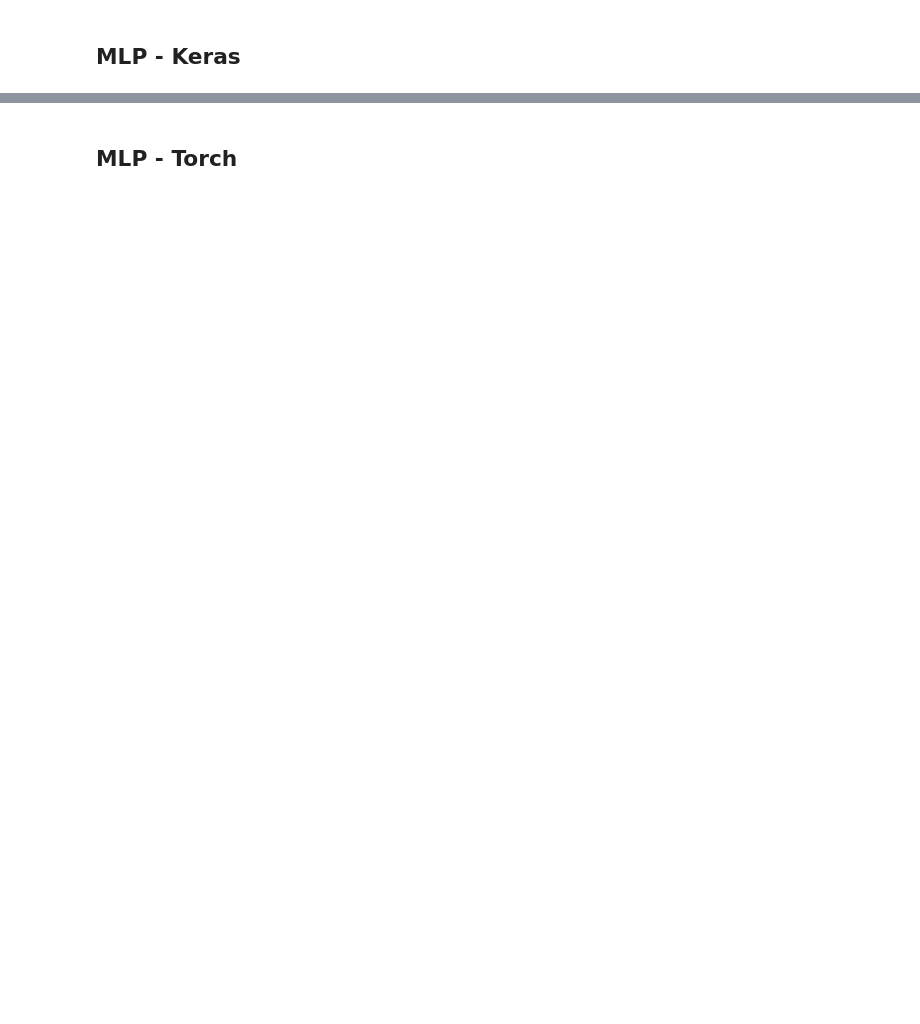
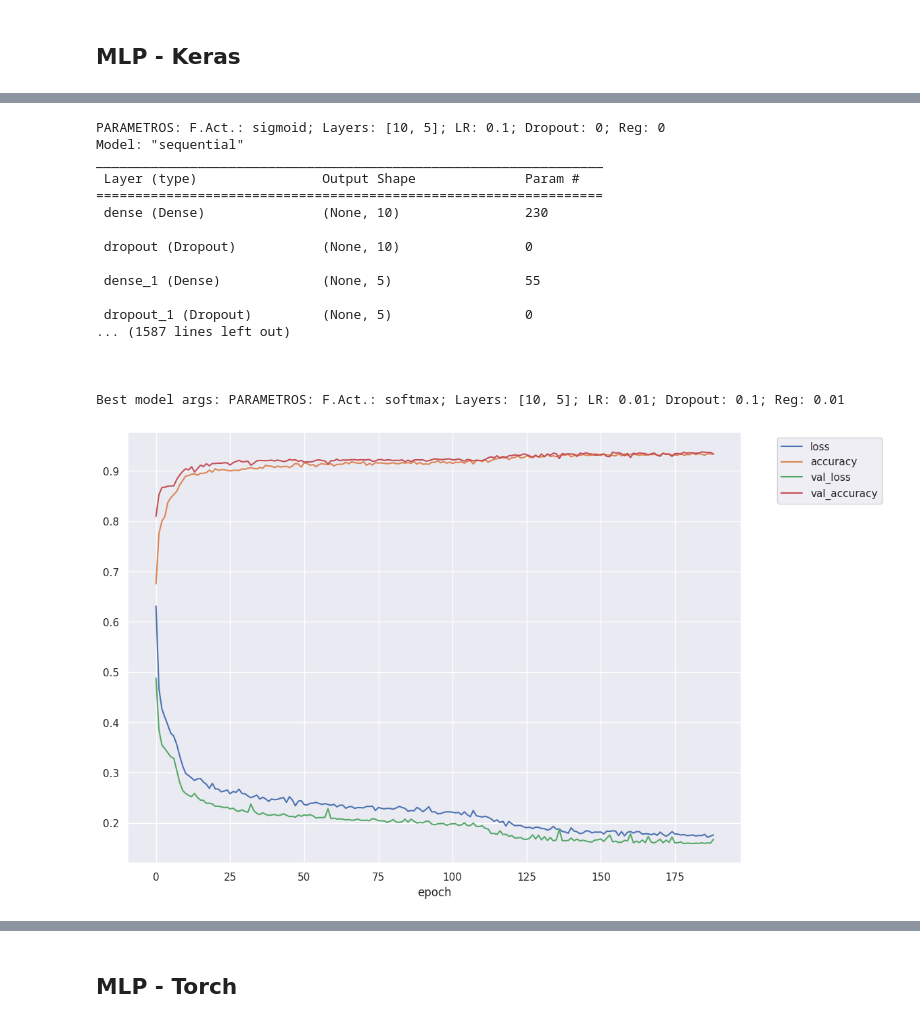
Before and after one commit to Charlesbr101/projeto-redes-neurais, a Jupyter notebook: main.ipynb, the cells around one changed output, grey strips where cells are left out. Cells and saved outputs as stored; diff of their text form; code cells hidden in the pictures; blank space fills up the shorter version.

Commit message:
Keras GridSearch

```diff
--- a/main.ipynb
+++ b/main.ipynb
@@ -512,7 +513,7 @@ satisfied: 50.00%  not satisfied: 50.00%
 # Experimento com Modelos
 # %%
 X_train, _, y_train, _ = train_test_split(x_train_df, y_train_df, test_size=0.90, stratify=y_train_df['satisfaction'])
-X_valid, _, y_valid, _ = train_test_split(x_validation_df, y_validation_df, test_size=0.90, stratify=y_validation_df['satisfaction'])
+X_valid, _, y_valid, _ = train_test_split(x_validation_df, y_validation_df, test_size=0.50, stratify=y_validation_df['satisfaction'])
 
 
 # X_train, y_train = x_train_df, y_train_df
@@ -531,6 +532,9 @@ def plot_confusion(y_true, y_pred, title):
  )
  disp.ax_.set_title(title)
  plt.show()
+# %%
+BATCH_SIZE = 128
+EPOCHS = 20000
 # %% [markdown]
 ## MLP - Keras
 # %%
@@ -584,0 +574,72 @@ _________________________________________________________________
+# %%
+def plot_train_history(history):
+  pd.DataFrame(history.history).plot()
+  plt.xlabel("epoch")
+  plt.legend(bbox_to_anchor=(1.05, 1), loc=2)
+  plt.show()
+# %%
+def grid_search(X_t, y_t, X_v, y_v, activation_fn, hidden_layers, learning_rate, dropout, regularization):
+  best_acc = 0
+  best_model = None
+  best_hist = None
+  args = None
+
+  for act in activation_fn:
+    for hl in hidden_layers:
+      for lr in learning_rate:
+        for drp in dropout:
+          for reg in regularization:
+            print(f'PARAMETROS: F.Act.: {act}; Layers: {hl}; LR: {lr}; Dropout: {drp}; Reg: {reg}')
+            tf.keras.backend.clear_session()
+            model = MPL(in_shape=(22,), out_shape=2, hidden_layers=hl, activation=act, dropout=drp, optmizer=optimizers.Adam, lr=lr, regularization=reg, patience=10)
+            history = model.train(X_t, y_t, X_v, y_v, batch_size=BATCH_SIZE, epochs=EPOCHS)
+            loss, acc = model.evaluate(X_v, y_v)
+            if acc > best_acc:
+                best_acc = acc
+                best_model = model
+                best_hist = history
+                args = f'PARAMETROS: F.Act.: {act}; Layers: {hl}; LR: {lr}; Dropout: {drp}; Reg: {reg}'
+            print(f'SCORES: acc: {acc}, loss: {loss}\n')
+            del model
+            del history
+  print(f"\n\nBest model args: {args}")
+  return best_model, best_hist
+
+X_t, y_t = np.asarray(X_train.values).astype('float32'), np.asarray(y_train.values).astype('float32')
+X_v, y_v = np.asarray(X_valid.values).astype('float32'), np.asarray(y_valid.values).astype('float32')
+
+hidden_channels = [[10, 5], [5, 10]]
+actv_fns = ['sigmoid', 'relu', 'tanh','softmax']
+learning_rates = [0.1, 0.01]
+dropout = [0, 0.1]
+regularization = [0, 0.01]
+
+# softmax; Layers: [10, 5]; LR: 0.01; Dropout: 0; Reg: 0.01
+
+# hidden_channels = [[10, 5]]
+# actv_fns = ['softmax']
+# learning_rates = [0.01]
+# dropout = [0]
+# regularization = [0.01]
+
+best_model, best_hist = grid_search(X_t, y_t, X_v, y_v, actv_fns, hidden_channels, learning_rates, dropout, regularization)
+plot_train_history(best_hist)
+# %% [output]
+PARAMETROS: F.Act.: sigmoid; Layers: [10, 5]; LR: 0.1; Dropout: 0; Reg: 0
+Model: "sequential"
+_________________________________________________________________
+ Layer (type)                Output Shape              Param #
+=================================================================
+ dense (Dense)               (None, 10)                230
+
+ dropout (Dropout)           (None, 10)                0
+
+ dense_1 (Dense)             (None, 5)                 55
+
+ dropout_1 (Dropout)         (None, 5)                 0
+... (1587 lines left out)
+
+
+
+Best model args: PARAMETROS: F.Act.: softmax; Layers: [10, 5]; LR: 0.01; Dropout: 0.1; Reg: 0.01
+[figure, added]
```
Also changed, not shown: parts of 25 cells of this notebook.
